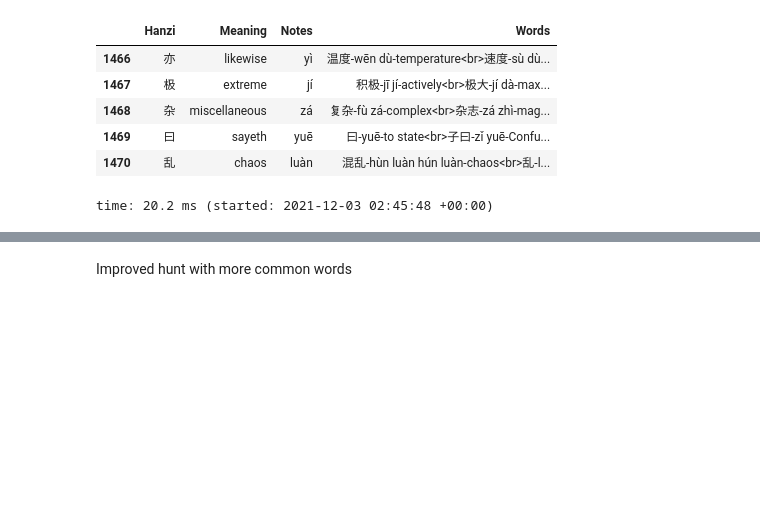
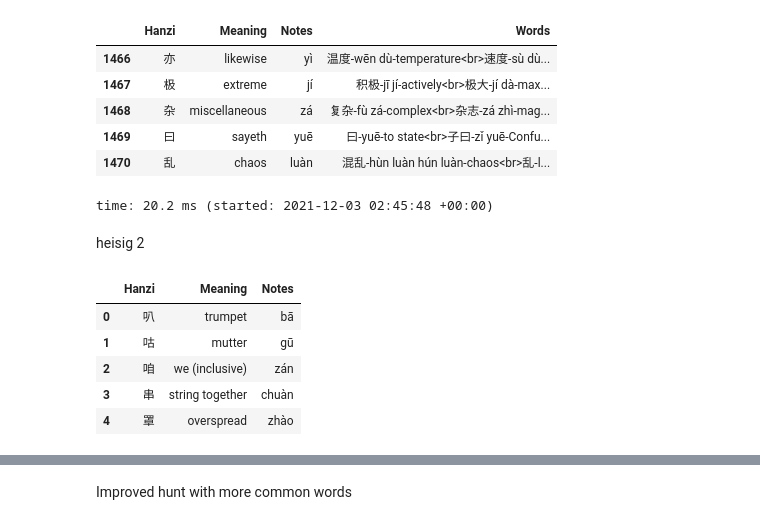
Before and after one commit to Tclack88/misc-analysis, a Jupyter notebook: mandarin_frequency_analysis/pinyin_conversion.ipynb, the cells around one changed output, grey strips where cells are left out. Cells and saved outputs as stored; diff of their text form; code cells hidden in the pictures; blank space fills up the shorter version.

```diff
--- a/mandarin_frequency_analysis/pinyin_conversion.ipynb
+++ b/mandarin_frequency_analysis/pinyin_conversion.ipynb
@@ -116,3 +116,16 @@ old.tail()
 | 1469 | 曰 | sayeth | yuē | 曰-yuē-to state<br>子曰-zǐ yuē-Confu... |
 | 1470 | 乱 | chaos | luàn | 混乱-hùn luàn hún luàn-chaos<br>乱-l... |
 time: 20.2 ms (started: 2021-12-03 02:45:48 +00:00)
+# %% [markdown]
+heisig 2
+# %%
+h2_dat = 'https://raw.githubusercontent.com/Tclack88/misc-analysis/main/mandarin_frequency_analysis/heisig2.csv'
+h2_df = pd.read_csv(h2_dat, sep='\t').fillna('')
+h2_df.head()
+# %% [output]
+|  | Hanzi | Meaning | Notes |
+| 0 | 叭 | trumpet | bā |
+| 1 | 咕 | mutter | gū |
+| 2 | 咱 | we (inclusive) | zán |
+| 3 | 串 | string together | chuàn |
+| 4 | 罩 | overspread | zhào |
```
Also changed, not shown: parts of 5 cells of this notebook.
